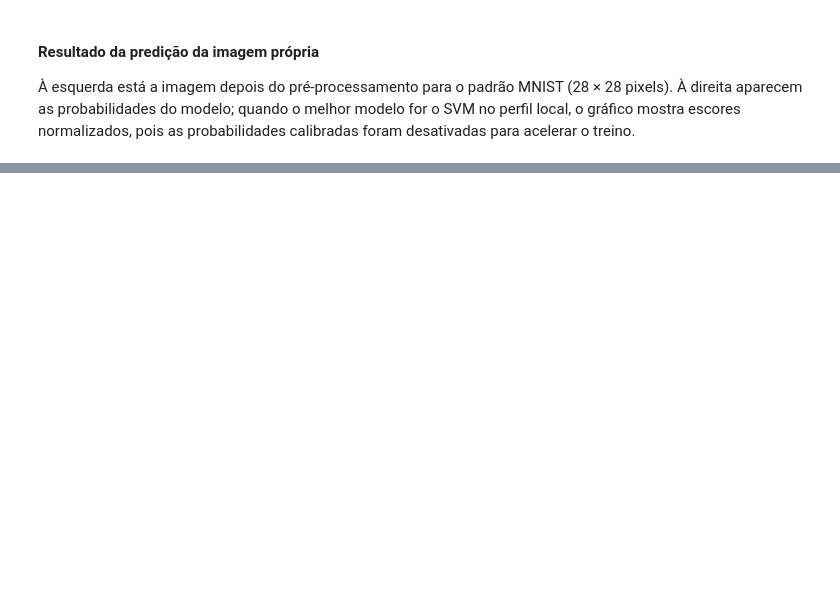
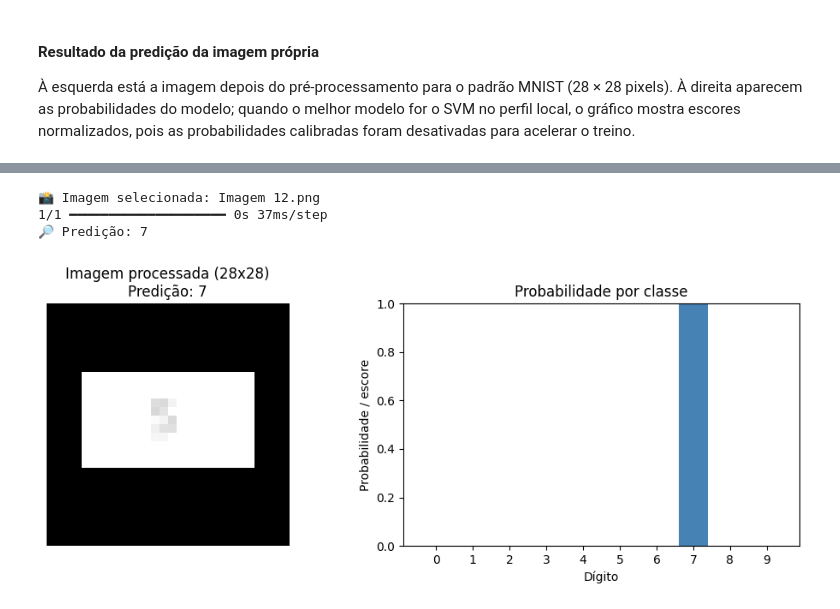
Before and after one commit to Carlos779-cloud/Modulo-02-MniProjeto, a Jupyter notebook: main.ipynb, the cells around one changed output, grey strips where cells are left out. Drawn from its saved outputs; the diff is of its cells as text; code cells hidden in the pictures; blank space fills up the shorter version.

```diff
--- a/main.ipynb
+++ b/main.ipynb
@@ -878,0 +888,77 @@ plt.show()
+# %%
+# Troque somente o nome da imagem aqui
+nome_imagem = "Imagem 12.png"  # ex.: "Imagem 2.png", "Imagem 5.png"
+
+pasta_imagens = Path.cwd() / "imagem"
+caminho_imagem = pasta_imagens / nome_imagem
+
+if not caminho_imagem.exists():
+    imagens_disponiveis = sorted(
+        [p.name for p in pasta_imagens.glob("*.png")]
+        + [p.name for p in pasta_imagens.glob("*.jpg")]
+        + [p.name for p in pasta_imagens.glob("*.jpeg")]
+    )
+    raise FileNotFoundError(
+        f"Imagem '{nome_imagem}' não foi encontrada em {pasta_imagens}. "
+        f"Imagens disponíveis: {imagens_disponiveis}"
+    )
+
+print(f"📸 Imagem selecionada: {caminho_imagem.name}")
+
+img_pronta = preprocessar_imagem(caminho_imagem, inverter_cores=True)
+entrada_modelo = img_pronta.reshape(1, -1)
+
+if hasattr(melhor_modelo, "predict_proba"):
+    probabilidades = melhor_modelo.predict_proba(entrada_modelo)[0]
+    predicao = int(np.argmax(probabilidades))
+    titulo_saida = "Probabilidade por classe"
+elif hasattr(melhor_modelo, "decision_function"):
+    escores = melhor_modelo.decision_function(entrada_modelo)[0]
+    probabilidades = (escores - escores.min()) / (escores.max() - escores.min() + 1e-12)
+    predicao = int(np.argmax(probabilidades))
+    titulo_saida = "Escores normalizados (SVM sem calibração)"
+else:
+    saida_modelo = melhor_modelo.predict(entrada_modelo)
+    if isinstance(saida_modelo, np.ndarray):
+        if saida_modelo.ndim == 2 and saida_modelo.shape[1] == 10:
+            probabilidades = saida_modelo[0]
+            predicao = int(np.argmax(probabilidades))
+            titulo_saida = "Probabilidade por classe"
+        elif saida_modelo.ndim == 1 and saida_modelo.size == 10:
+            probabilidades = saida_modelo
+            predicao = int(np.argmax(probabilidades))
+            titulo_saida = "Probabilidade por classe"
+        else:
+            predicao = int(np.argmax(saida_modelo))
+            probabilidades = None
+            titulo_saida = "Predição direta"
+    else:
+        predicao = int(saida_modelo[0])
+        probabilidades = None
+        titulo_saida = "Predição direta"
+
+print(f"🔎 Predição: {predicao}")
+
+fig, eixos = plt.subplots(1, 2, figsize=(10, 4))
+eixos[0].imshow(img_pronta, cmap='gray')
+eixos[0].set_title(f"Imagem processada (28x28)\nPredição: {predicao}")
+eixos[0].axis("off")
+
+if probabilidades is not None:
+    eixos[1].bar(range(10), probabilidades, color='steelblue')
+    eixos[1].set_title(titulo_saida)
+    eixos[1].set_xlabel("Dígito")
+    eixos[1].set_ylabel("Probabilidade / escore")
+    eixos[1].set_xticks(range(10))
+    eixos[1].set_ylim(0, 1)
+else:
+    eixos[1].text(0.5, 0.5, f"Classe prevista: {predicao}", ha='center', va='center', fontsize=14)
+    eixos[1].axis("off")
+
+plt.tight_layout()
+plt.show()
+# %% [output]
+📸 Imagem selecionada: Imagem 12.png
+1/1 ━━━━━━━━━━━━━━━━━━━━ 0s 37ms/step
+🔎 Predição: 7
+[figure, added]
```
Also changed, not shown: parts of 29 cells of this notebook, 24 other files.
